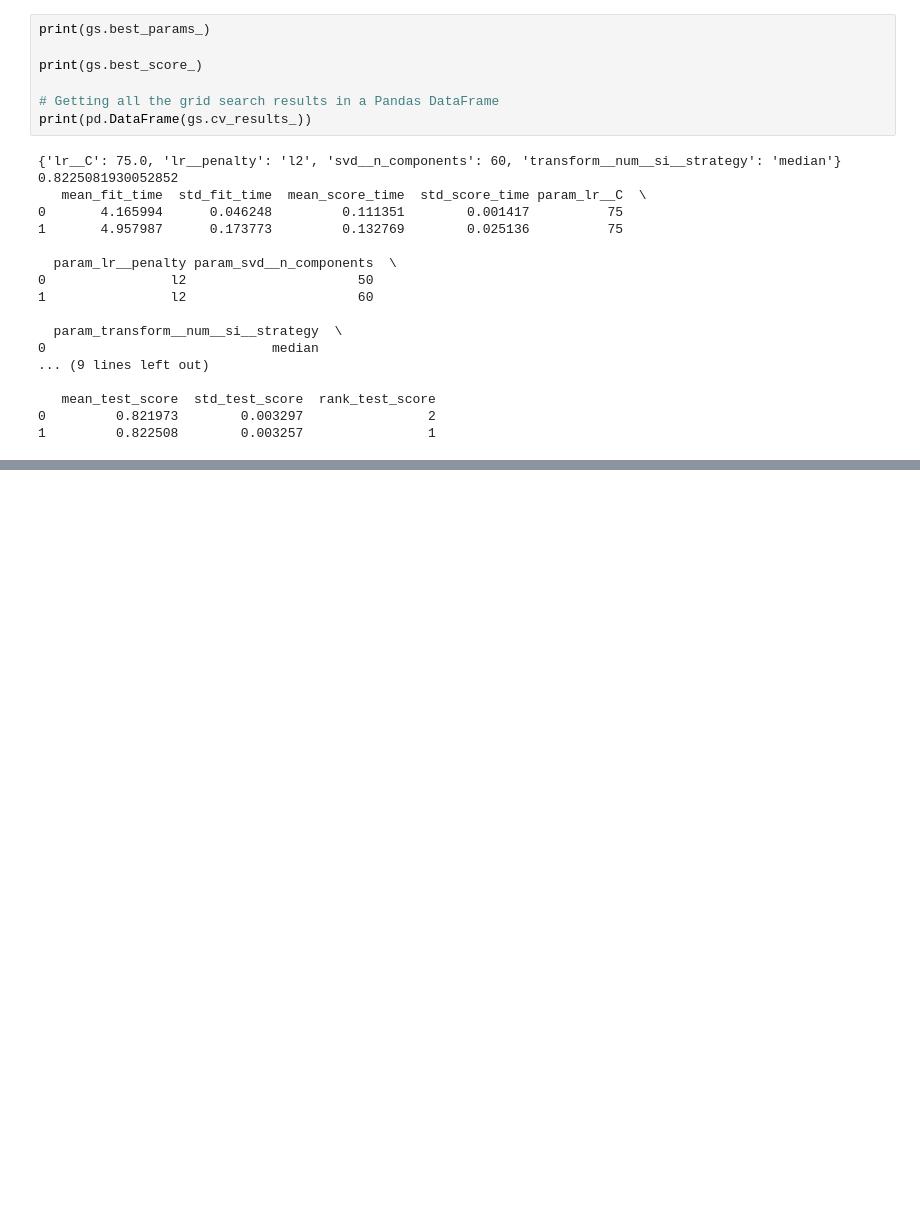
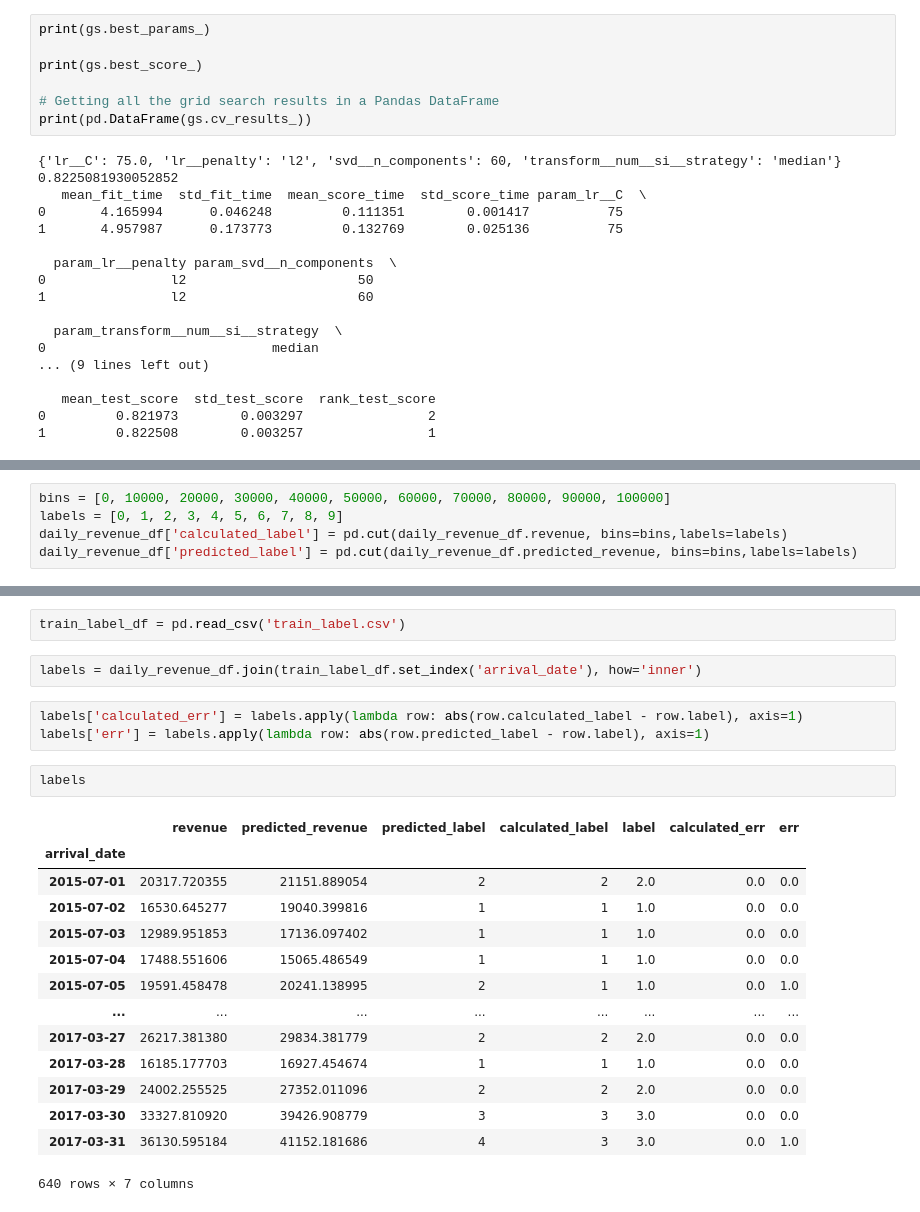
Before and after one commit to bird-cat/Hotel-revenue-prediction, a Jupyter notebook: train_model.ipynb, the cells around one changed output, grey strips where cells are left out. Drawn from its saved outputs; the diff is of its cells as text; blank space fills up the shorter version.

```diff
--- a/train_model.ipynb
+++ b/train_model.ipynb
@@ -208,0 +237,5 @@ print(pd.DataFrame(gs.cv_results_))
+# %%
+bins = [0, 10000, 20000, 30000, 40000, 50000, 60000, 70000, 80000, 90000, 100000]
+labels = [0, 1, 2, 3, 4, 5, 6, 7, 8, 9]
+daily_revenue_df['calculated_label'] = pd.cut(daily_revenue_df.revenue, bins=bins,labels=labels)
+daily_revenue_df['predicted_label'] = pd.cut(daily_revenue_df.predicted_revenue, bins=bins,labels=labels)
@@ -208,0 +259,24 @@ print(pd.DataFrame(gs.cv_results_))
+# %%
+train_label_df = pd.read_csv('train_label.csv')
+# %%
+labels = daily_revenue_df.join(train_label_df.set_index('arrival_date'), how='inner')
+# %%
+labels['calculated_err'] = labels.apply(lambda row: abs(row.calculated_label - row.label), axis=1)
+labels['err'] = labels.apply(lambda row: abs(row.predicted_label - row.label), axis=1)
+# %%
+labels
+# %% [output]
+|  | revenue | predicted_revenue | predicted_label | calculated_label | label | calculated_err | err |
+| arrival_date |  |  |  |  |  |  |  |
+| 2015-07-01 | 20317.720355 | 21151.889054 | 2 | 2 | 2.0 | 0.0 | 0.0 |
+| 2015-07-02 | 16530.645277 | 19040.399816 | 1 | 1 | 1.0 | 0.0 | 0.0 |
+| 2015-07-03 | 12989.951853 | 17136.097402 | 1 | 1 | 1.0 | 0.0 | 0.0 |
+| 2015-07-04 | 17488.551606 | 15065.486549 | 1 | 1 | 1.0 | 0.0 | 0.0 |
+| 2015-07-05 | 19591.458478 | 20241.138995 | 2 | 1 | 1.0 | 0.0 | 1.0 |
+| ... | ... | ... | ... | ... | ... | ... | ... |
+| 2017-03-27 | 26217.381380 | 29834.381779 | 2 | 2 | 2.0 | 0.0 | 0.0 |
+| 2017-03-28 | 16185.177703 | 16927.454674 | 1 | 1 | 1.0 | 0.0 | 0.0 |
+| 2017-03-29 | 24002.255525 | 27352.011096 | 2 | 2 | 2.0 | 0.0 | 0.0 |
+| 2017-03-30 | 33327.810920 | 39426.908779 | 3 | 3 | 3.0 | 0.0 | 0.0 |
+| 2017-03-31 | 36130.595184 | 41152.181686 | 4 | 3 | 3.0 | 0.0 | 1.0 |
+640 rows × 7 columns
```
Also changed, not shown: parts of 26 cells of this notebook.
